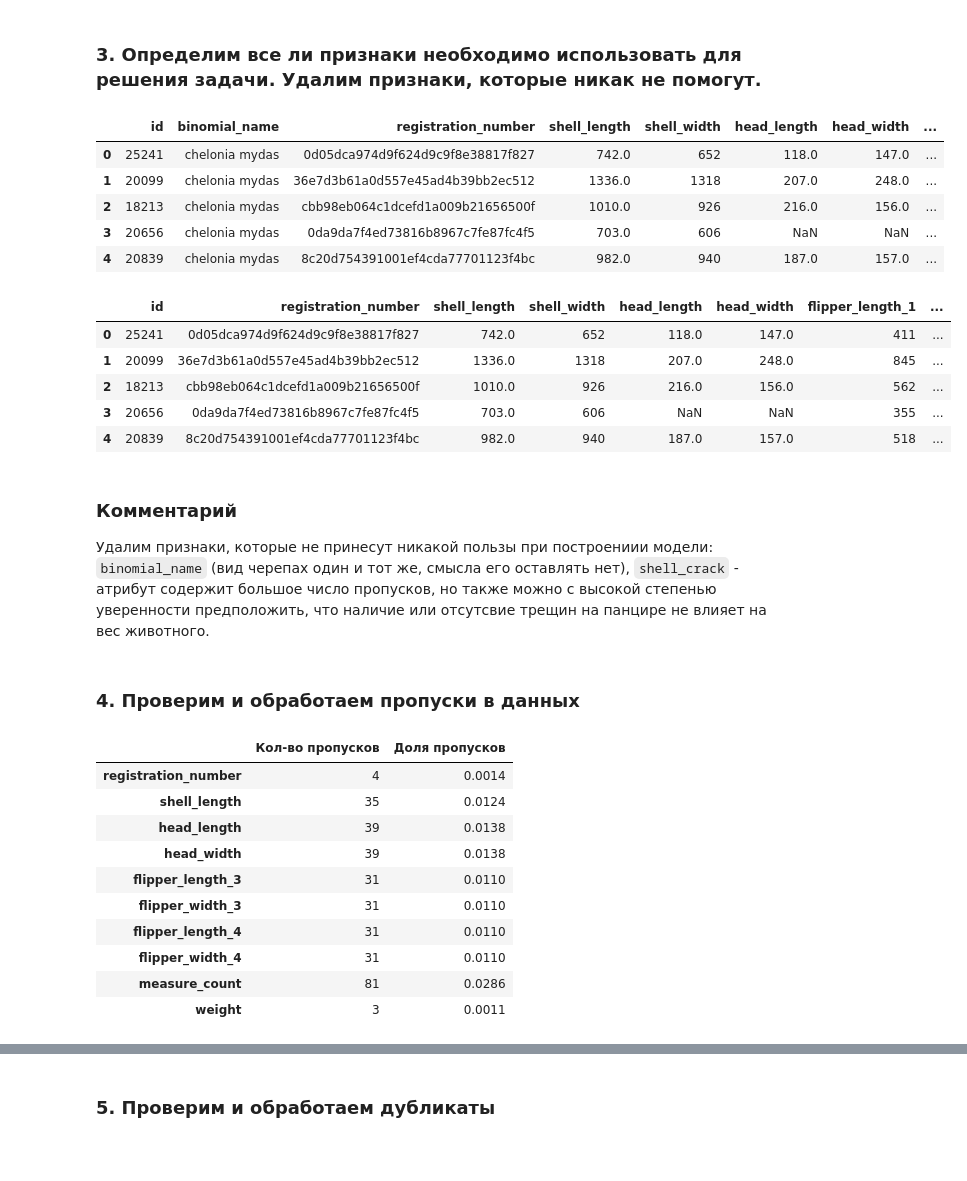
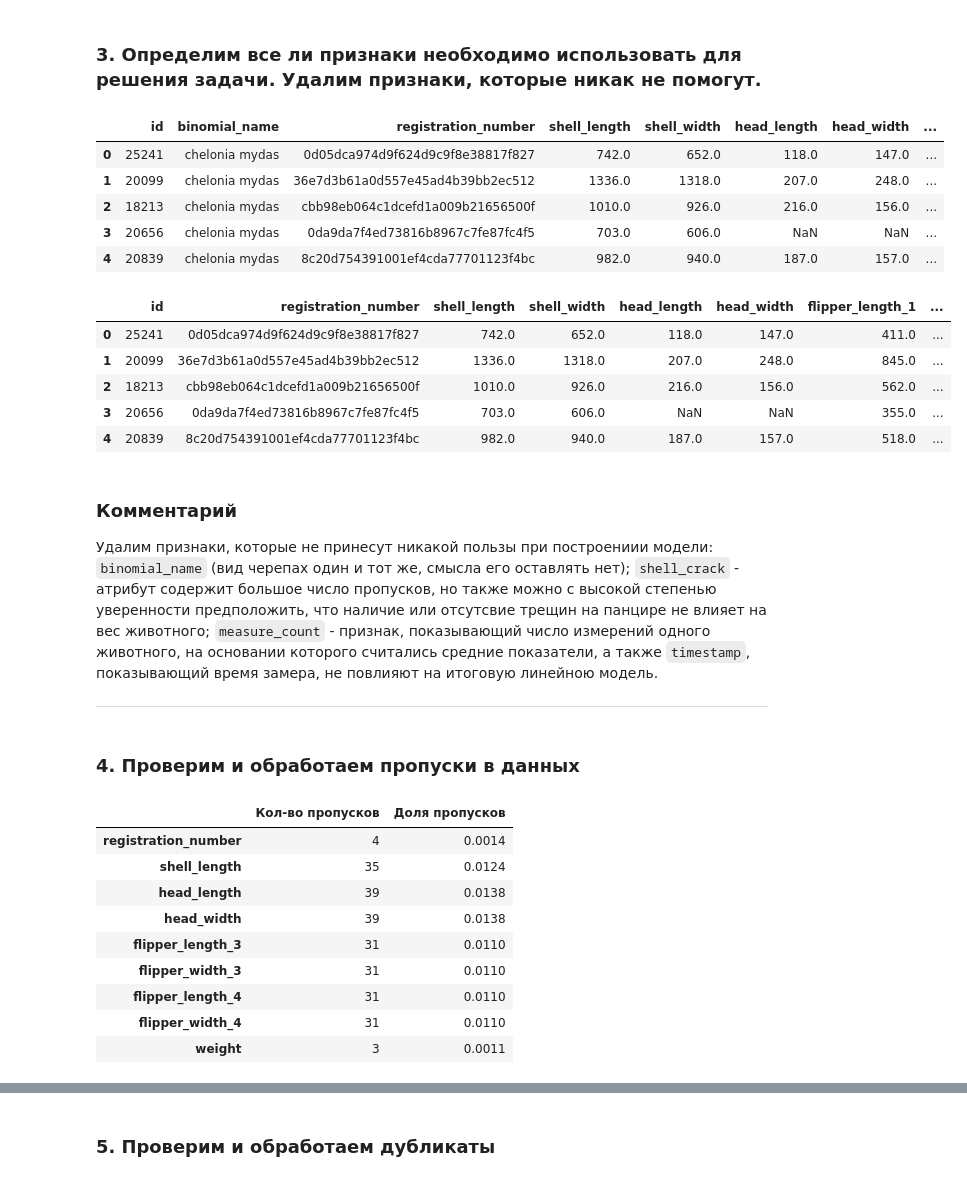
Before and after one commit to TemaQDX/project_turtle, a Jupyter notebook: project_turtle_sprint_10_Artem_Burov.ipynb, the cells around one changed output, grey strips where cells are left out. Saved outputs shown, nothing was run; the diff lists cells and outputs as text; code cells hidden in the pictures; blank space fills up the shorter version.

```diff
--- a/project_turtle_sprint_10_Artem_Burov.ipynb
+++ b/project_turtle_sprint_10_Artem_Burov.ipynb
@@ -111,3 +117,14 @@ Data columns (total 20 columns):
  19  weight               8842 non-null   float64
 dtypes: float64(10), int64(8), str(2)
 memory usage: 1.4 MB
+# %%
+measure_cols_float = ['shell_length', 'shell_width', 'head_length', 'head_width', 'flipper_length_1', 'flipper_width_1', 'flipper_length_2', 'flipper_width_2', 'flipper_length_3', 'flipper_width_3', 'flipper_length_4', 'flipper_width_4', 'measure_count', 'shell_crack', 'weight']
+for col in measure_cols_float:
+    df_turtles[col] = pd.to_numeric(df_turtles[col], downcast='float')
+
+measure_cols_int = ['circle_count']
+for col in measure_cols_int:
+    df_turtles[col] = pd.to_numeric(df_turtles[col], downcast='integer')
+
+
+df_turtles.info()
@@ -218,25 +258,26 @@ memory usage: 442.2 KB
 df_chelodia_mydas.head()
 # %% [output]
 |  | id | binomial_name | registration_number | shell_length | shell_width | head_length | head_width | ... |
-| 0 | 25241 | chelonia mydas | 0d05dca974d9f624d9c9f8e38817f827 | 742.0 | 652 | 118.0 | 147.0 | ... |
-| 1 | 20099 | chelonia mydas | 36e7d3b61a0d557e45ad4b39bb2ec512 | 1336.0 | 1318 | 207.0 | 248.0 | ... |
-| 2 | 18213 | chelonia mydas | cbb98eb064c1dcefd1a009b21656500f | 1010.0 | 926 | 216.0 | 156.0 | ... |
-| 3 | 20656 | chelonia mydas | 0da9da7f4ed73816b8967c7fe87fc4f5 | 703.0 | 606 | NaN | NaN | ... |
-| 4 | 20839 | chelonia mydas | 8c20d754391001ef4cda77701123f4bc | 982.0 | 940 | 187.0 | 157.0 | ... |
+| 0 | 25241 | chelonia mydas | 0d05dca974d9f624d9c9f8e38817f827 | 742.0 | 652.0 | 118.0 | 147.0 | ... |
+| 1 | 20099 | chelonia mydas | 36e7d3b61a0d557e45ad4b39bb2ec512 | 1336.0 | 1318.0 | 207.0 | 248.0 | ... |
+| 2 | 18213 | chelonia mydas | cbb98eb064c1dcefd1a009b21656500f | 1010.0 | 926.0 | 216.0 | 156.0 | ... |
+| 3 | 20656 | chelonia mydas | 0da9da7f4ed73816b8967c7fe87fc4f5 | 703.0 | 606.0 | NaN | NaN | ... |
+| 4 | 20839 | chelonia mydas | 8c20d754391001ef4cda77701123f4bc | 982.0 | 940.0 | 187.0 | 157.0 | ... |
 # %%
-df_chelodia_mydas = df_chelodia_mydas.drop(columns=['binomial_name', 'shell_crack'])
+df_chelodia_mydas = df_chelodia_mydas.drop(columns=['binomial_name', 'shell_crack', 'measure_count', 'timestamp'])
 df_chelodia_mydas.head()
 # %% [output]
 |  | id | registration_number | shell_length | shell_width | head_length | head_width | flipper_length_1 | ... |
-| 0 | 25241 | 0d05dca974d9f624d9c9f8e38817f827 | 742.0 | 652 | 118.0 | 147.0 | 411 | ... |
-| 1 | 20099 | 36e7d3b61a0d557e45ad4b39bb2ec512 | 1336.0 | 1318 | 207.0 | 248.0 | 845 | ... |
-| 2 | 18213 | cbb98eb064c1dcefd1a009b21656500f | 1010.0 | 926 | 216.0 | 156.0 | 562 | ... |
-| 3 | 20656 | 0da9da7f4ed73816b8967c7fe87fc4f5 | 703.0 | 606 | NaN | NaN | 355 | ... |
-| 4 | 20839 | 8c20d754391001ef4cda77701123f4bc | 982.0 | 940 | 187.0 | 157.0 | 518 | ... |
+| 0 | 25241 | 0d05dca974d9f624d9c9f8e38817f827 | 742.0 | 652.0 | 118.0 | 147.0 | 411.0 | ... |
+| 1 | 20099 | 36e7d3b61a0d557e45ad4b39bb2ec512 | 1336.0 | 1318.0 | 207.0 | 248.0 | 845.0 | ... |
+| 2 | 18213 | cbb98eb064c1dcefd1a009b21656500f | 1010.0 | 926.0 | 216.0 | 156.0 | 562.0 | ... |
+| 3 | 20656 | 0da9da7f4ed73816b8967c7fe87fc4f5 | 703.0 | 606.0 | NaN | NaN | 355.0 | ... |
+| 4 | 20839 | 8c20d754391001ef4cda77701123f4bc | 982.0 | 940.0 | 187.0 | 157.0 | 518.0 | ... |
 # %% [markdown]
 ### Комментарий
 
-Удалим признаки, которые не принесут никакой пользы при построениии модели: `binomial_name` (вид черепах один и тот же, смысла его оставлять нет), `shell_crack` - атрибут содержит большое число пропусков, но также можно с высокой степенью уверенности предположить, что наличие или отсутсвие трещин на панцире не влияет на вес животного.
+Удалим признаки, которые не принесут никакой пользы при построениии модели: `binomial_name` (вид черепах один и тот же, смысла его оставлять нет); `shell_crack` - атрибут содержит большое число пропусков, но также можно с высокой степенью уверенности предположить, что наличие или отсутсвие трещин на панцире не влияет на вес животного; `measure_count` - признак, показывающий число измерений одного животного, на основании которого считались средние показатели, а также `timestamp`, показывающий время замера, не повлияют на итоговую линейною модель.
+_________
 # %% [markdown]
 ### 4. Проверим и обработаем пропуски в данных
 # %%
@@ -266,7 +307,6 @@ show_missing_stats(df_chelodia_mydas)
 | flipper_width_3 | 31 | 0.0110 |
 | flipper_length_4 | 31 | 0.0110 |
 | flipper_width_4 | 31 | 0.0110 |
-| measure_count | 81 | 0.0286 |
 | weight | 3 | 0.0011 |
 # %%
 df_chelodia_mydas = df_chelodia_mydas.dropna(subset=['weight']).reset_index(drop=True)
```
Also changed, not shown: parts of 25 cells of this notebook.
